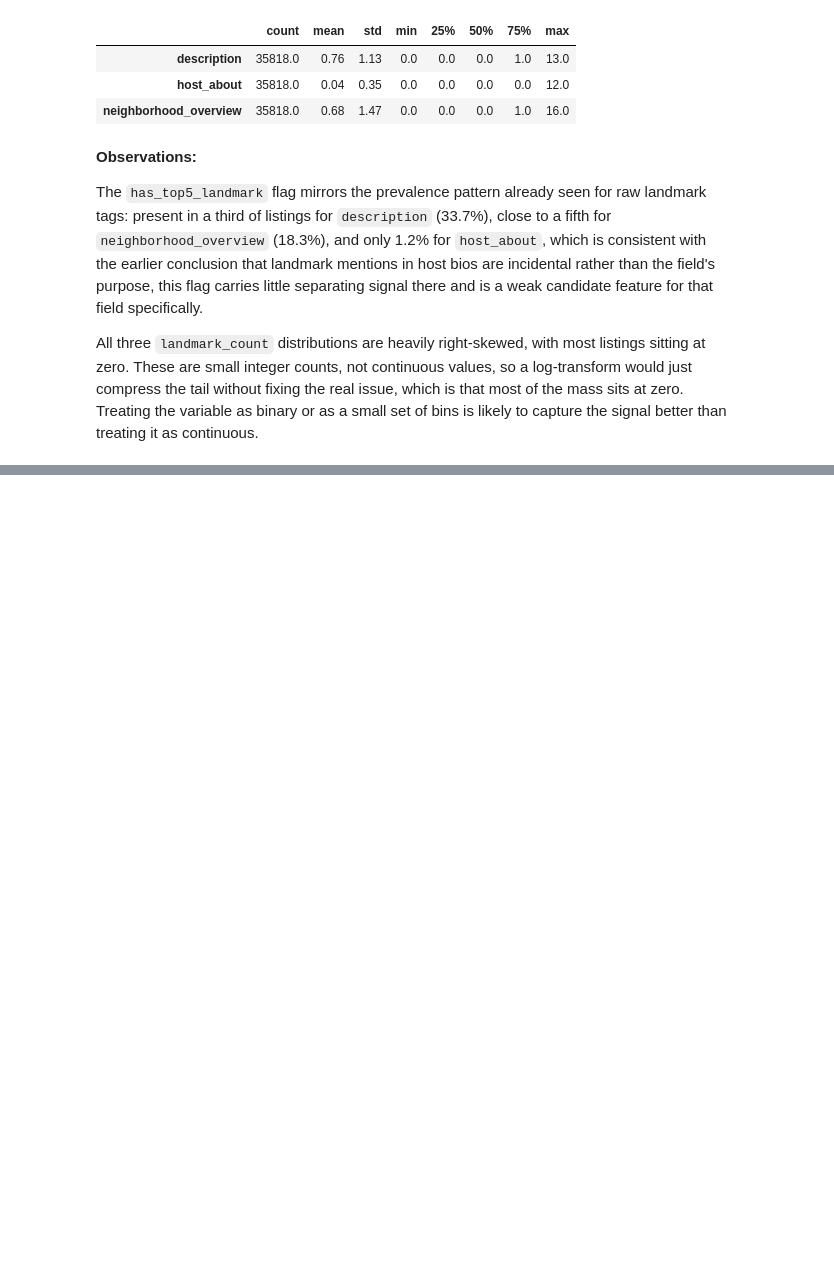
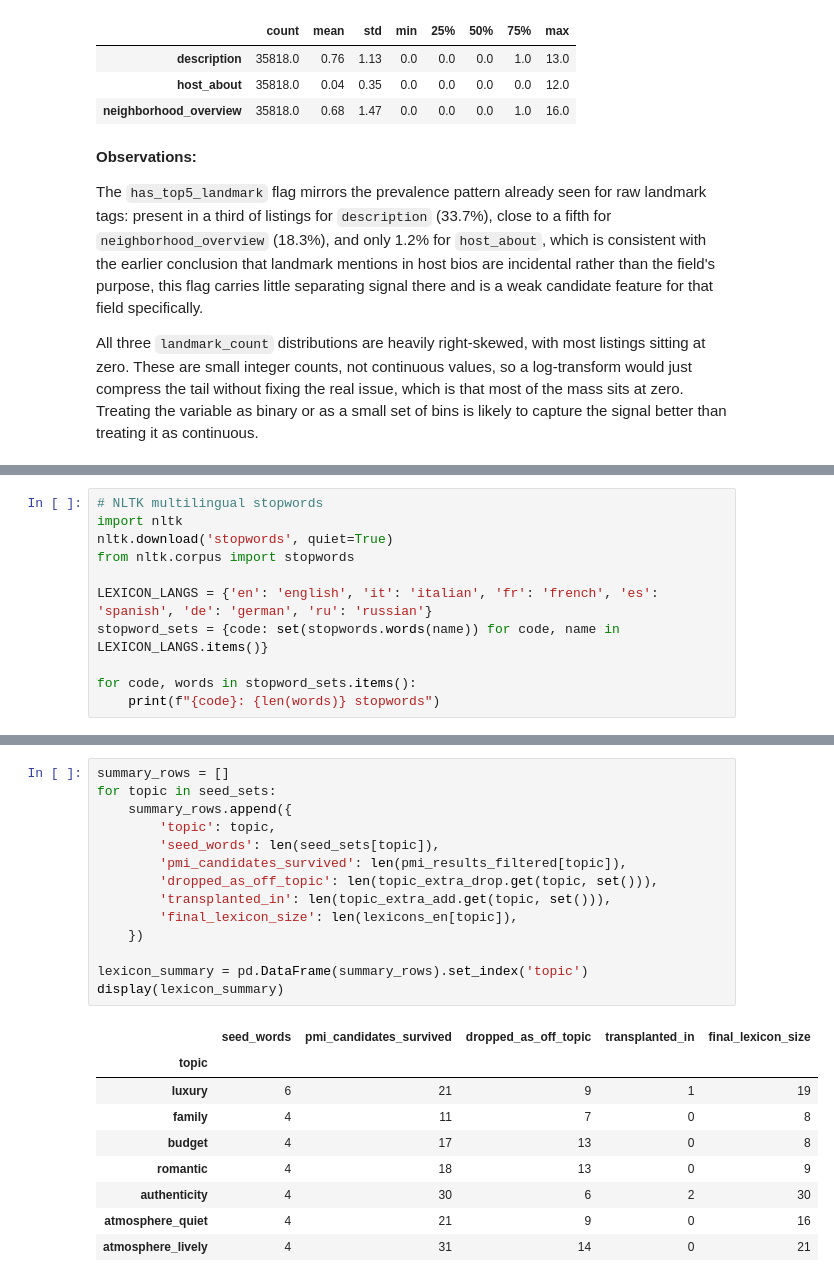
Before and after one commit to pln6/airbnb-market-segmentation-analysis, a Jupyter notebook: notebooks/02_feature_engineering.ipynb, the cells around one changed output, grey strips where cells are left out. Saved outputs shown, nothing was run; the diff lists cells and outputs as text; blank space fills up the shorter version.

```diff
--- a/notebooks/02_feature_engineering.ipynb
+++ b/notebooks/02_feature_engineering.ipynb
@@ -2131,0 +2141,11 @@ All three `landmark_count` distributions are heavily right-skewed, with most lis
+# %%
+# NLTK multilingual stopwords
+import nltk
+nltk.download('stopwords', quiet=True)
+from nltk.corpus import stopwords
+
+LEXICON_LANGS = {'en': 'english', 'it': 'italian', 'fr': 'french', 'es': 'spanish', 'de': 'german', 'ru': 'russian'}
+stopword_sets = {code: set(stopwords.words(name)) for code, name in LEXICON_LANGS.items()}
+
+for code, words in stopword_sets.items():
+    print(f"{code}: {len(words)} stopwords")
@@ -2131,0 +2451,24 @@ All three `landmark_count` distributions are heavily right-skewed, with most lis
+# %%
+summary_rows = []
+for topic in seed_sets:
+    summary_rows.append({
+        'topic': topic,
+        'seed_words': len(seed_sets[topic]),
+        'pmi_candidates_survived': len(pmi_results_filtered[topic]),
+        'dropped_as_off_topic': len(topic_extra_drop.get(topic, set())),
+        'transplanted_in': len(topic_extra_add.get(topic, set())),
+        'final_lexicon_size': len(lexicons_en[topic]),
+    })
+
+lexicon_summary = pd.DataFrame(summary_rows).set_index('topic')
+display(lexicon_summary)
+# %% [output]
+|  | seed_words | pmi_candidates_survived | dropped_as_off_topic | transplanted_in | final_lexicon_size |
+| topic |  |  |  |  |  |
+| luxury | 6 | 21 | 9 | 1 | 19 |
+| family | 4 | 11 | 7 | 0 | 8 |
+| budget | 4 | 17 | 13 | 0 | 8 |
+| romantic | 4 | 18 | 13 | 0 | 9 |
+| authenticity | 4 | 30 | 6 | 2 | 30 |
+| atmosphere_quiet | 4 | 21 | 9 | 0 | 16 |
+| atmosphere_lively | 4 | 31 | 14 | 0 | 21 |
```
Also changed, not shown: parts of 13 cells of this notebook.
